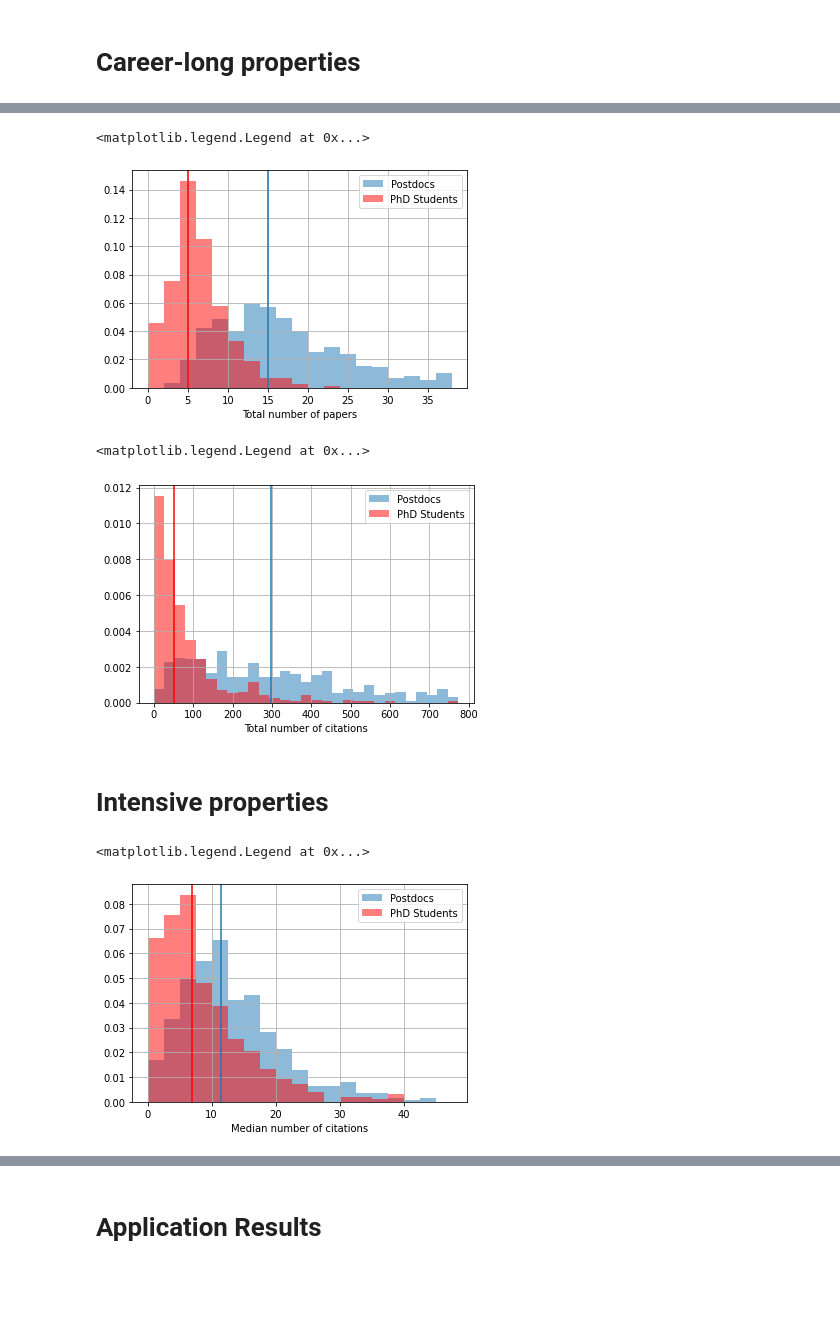
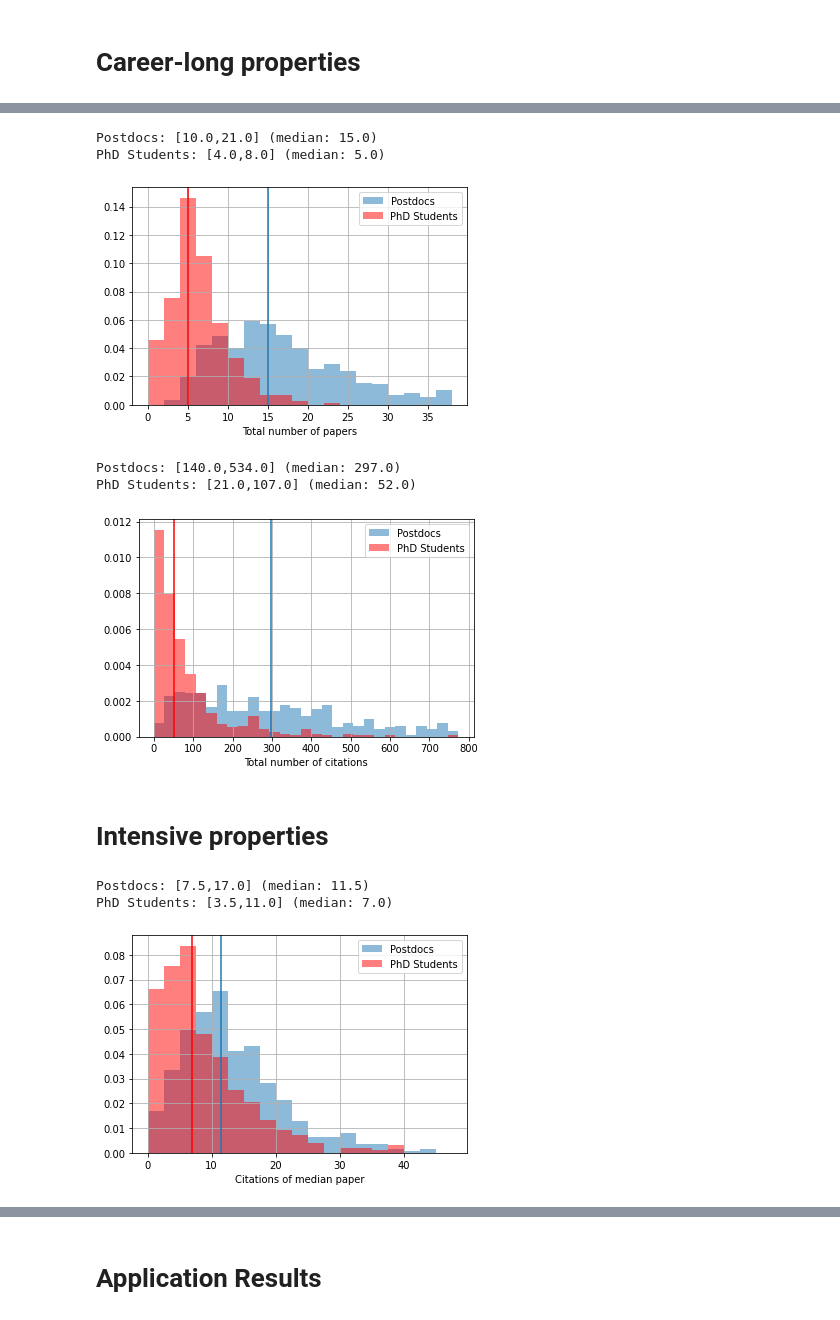
Before and after one commit to psabellagarnier/heprumors, a Jupyter notebook: rumor_visualizations.ipynb, the cells around one changed output, grey strips where cells are left out. Cells and saved outputs as stored; diff of their text form; code cells hidden in the pictures; blank space fills up the shorter version.

```diff
--- a/rumor_visualizations.ipynb
+++ b/rumor_visualizations.ipynb
@@ -52,8 +55,12 @@ X[X['postdoc']==0][feature].hist(density=True, bins=40*np.arange(20)/20,alpha=0.
 plt.axvline(X[X['postdoc']==0][feature].median(),color='r')
 plt.xlabel('Total number of papers')
 plt.legend()
+
+print(f"Postdocs: [{X[X['postdoc']==1][feature].quantile(0.25)},{X[X['postdoc']==1][feature].quantile(0.75)}] (median: {X[X['postdoc']==1][feature].quantile(0.5)})")
+print(f"PhD Students: [{X[X['postdoc']==0][feature].quantile(0.25)},{X[X['postdoc']==0][feature].quantile(0.75)}] (median: {X[X['postdoc']==0][feature].quantile(0.5)})")
 # %% [output]
-<matplotlib.legend.Legend at 0x...>
+Postdocs: [10.0,21.0] (median: 15.0)
+PhD Students: [4.0,8.0] (median: 5.0)
 [figure]
 # %%
 feature = 'citations_total'
@@ -63,22 +70,28 @@ X[X['postdoc']==0][feature].hist(density=True, bins=800*np.arange(30)/30,alpha=0
 plt.axvline(X[X['postdoc']==0][feature].median(),color='r')
 plt.xlabel('Total number of citations')
 plt.legend()
+print(f"Postdocs: [{X[X['postdoc']==1][feature].quantile(0.25)},{X[X['postdoc']==1][feature].quantile(0.75)}] (median: {X[X['postdoc']==1][feature].quantile(0.5)})")
+print(f"PhD Students: [{X[X['postdoc']==0][feature].quantile(0.25)},{X[X['postdoc']==0][feature].quantile(0.75)}] (median: {X[X['postdoc']==0][feature].quantile(0.5)})")
 # %% [output]
-<matplotlib.legend.Legend at 0x...>
+Postdocs: [140.0,534.0] (median: 297.0)
+PhD Students: [21.0,107.0] (median: 52.0)
 [figure]
 # %% [markdown]
 # Intensive properties
 # %%
 feature = 'citations_median'
 X[X['postdoc']==1][feature].hist(density=True, bins=50*np.arange(20)/20,alpha=0.5, label='Postdocs')
 plt.axvline(X[X['postdoc']==1][feature].median())
 X[X['postdoc']==0][feature].hist(density=True, bins=50*np.arange(20)/20,alpha=0.5, label='PhD Students', color='r')
 plt.axvline(X[X['postdoc']==0][feature].median(),color='r')
-plt.xlabel('Median number of citations')
+plt.xlabel('Citations of median paper')
 plt.legend()
+print(f"Postdocs: [{X[X['postdoc']==1][feature].quantile(0.25)},{X[X['postdoc']==1][feature].quantile(0.75)}] (median: {X[X['postdoc']==1][feature].quantile(0.5)})")
+print(f"PhD Students: [{X[X['postdoc']==0][feature].quantile(0.25)},{X[X['postdoc']==0][feature].quantile(0.75)}] (median: {X[X['postdoc']==0][feature].quantile(0.5)})")
 # %% [output]
-<matplotlib.legend.Legend at 0x...>
+Postdocs: [7.5,17.0] (median: 11.5)
+PhD Students: [3.5,11.0] (median: 7.0)
-[figure, old version]
+[figure, new version]
 # %%
 feature = 'citations_per_paper'
 X[X['postdoc']==1][feature].hist(density=True, bins=60*np.arange(20)/20,alpha=0.5, label='Postdocs')
```
Also changed, not shown: parts of 4 cells of this notebook, 9 other files.
